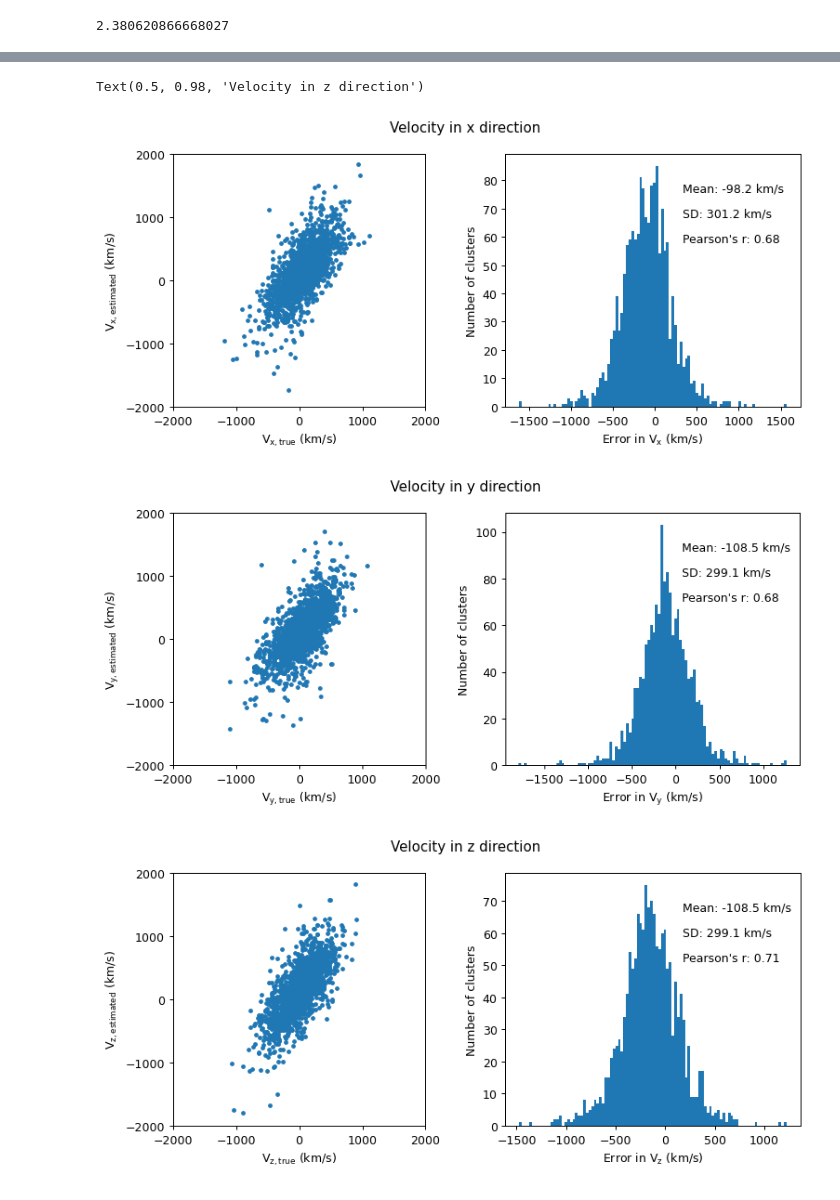
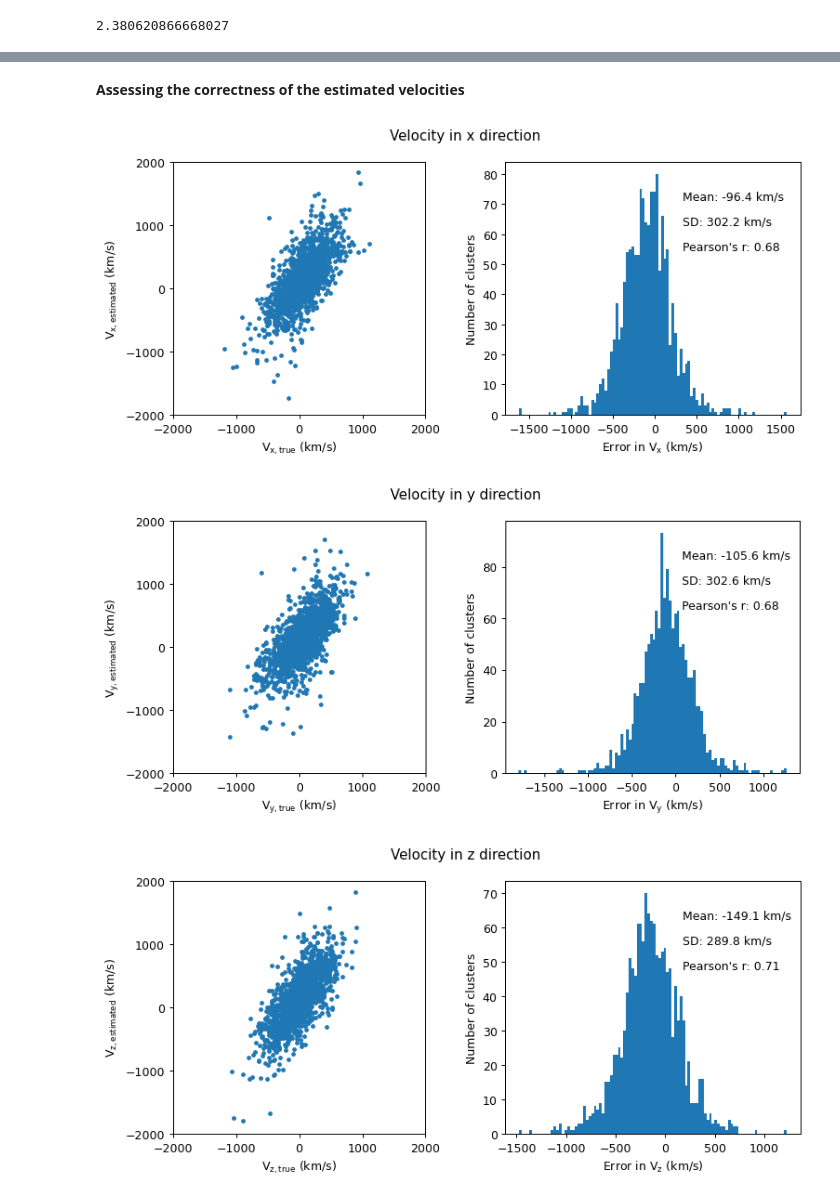
Before and after one commit to awaismirza92/velocity-reconstruction-and-kinetic-SZ, a Jupyter notebook: codes/velocity-reconstruction-orig-sim-box.ipynb, the cells around one changed output, grey strips where cells are left out. Saved outputs shown, nothing was run; the diff lists cells and outputs as text; code cells hidden in the pictures.

```diff
--- a/codes/velocity-reconstruction-orig-sim-box.ipynb
+++ b/codes/velocity-reconstruction-orig-sim-box.ipynb
@@ -59,9 +53,9 @@ df_clusters = pd.read_csv(data_address + 'massive_clusters.csv',
                           usecols = ['x[kpc/h]', 'y[kpc/h]', 'z[kpc/h]', 'm500c[Msol/h]', 'vx[km/s]', 'vy[km/s]', 'vz[km/s]'    ])  #massive_clusters.csv contains clusters with M_500c greater than 10^13.5 h^{-1} M_sun as done by Tanimura et al. (2020)
 
 #removing cluster at edges of the survey volume as done by Tanimura et al. 2020
-df_clusters = df_clusters[(df_clusters['x[kpc/h]'] > 120000) & (df_clusters['x[kpc/h]'] < 530000)
-                          & (df_clusters['y[kpc/h]'] > 120000) & (df_clusters['y[kpc/h]'] < 530000)
-                          & (df_clusters['z[kpc/h]'] > 120000) & (df_clusters['z[kpc/h]'] < 530000)]
+df_clusters = df_clusters[(df_clusters['x[kpc/h]'] > 120000) & (df_clusters['x[kpc/h]'] < 520000)
+                          & (df_clusters['y[kpc/h]'] > 120000) & (df_clusters['y[kpc/h]'] < 520000)
+                          & (df_clusters['z[kpc/h]'] > 120000) & (df_clusters['z[kpc/h]'] < 520000)]
 
 print(df_clusters.describe())
 # %% [output]
@@ -253,0 +225,8 @@ Wall time: 9.05 s
+# %%
+def sigma_calc(cell_size):
+
+    FWHM = 2000                           #h^-1 kpc, of Gaussian kernel, taken by Tanimura et al. 2020
+    FWHM_in_pix = FWHM/cell_size          #in pixel units
+    sigma_in_pix = FWHM_in_pix/(2.35482)  #in pixel units
+
+    return sigma_in_pix
@@ -253,0 +235,20 @@ Wall time: 9.05 s
+# %%
+%%time
+cell_size = 5000                      #h^-1 kpc, size of pixel or cell
+
+sigma_in_pix = sigma_calc(cell_size)
+
+delta_gal_mean = delta_gal_mean_func(cell_size)
+
+vel_terms = vel_terms_calc(cell_size)
+
+clus_param = list(zip(df_clusters['x[kpc/h]'], df_clusters['y[kpc/h]'], df_clusters['z[kpc/h]'],
+                      [delta_gal_mean]*len(df_clusters), [cell_size]*len(df_clusters),
+                      [vel_terms]*len(df_clusters), [sigma_in_pix]*len(df_clusters)))
+
+pool = multi.Pool(processes = 8)
+v_est = pool.starmap(clus_velocity_calc, clus_param)
+
+vx_est_list = [i[0] for i in v_est]
+vy_est_list = [i[1] for i in v_est]
+vz_est_list = [i[2] for i in v_est]
@@ -254,3 +258,5 @@ Wall time: 9.05 s
+# %% [markdown]
+**Assessing the correctness of the estimated velocities**
 # %%
 fig = plt.figure(dpi = dpi, figsize = (10,4))
 
@@ -297,37 +303,36 @@ plt.ylabel('Number of clusters')
 
 plt.text(0.6, 0.85, f'Mean: {round(np.mean(error_y), 1)} km/s', transform=plt.gca().transAxes)
 plt.text(0.6, 0.75, f'SD: {round(np.std(error_y), 1)} km/s', transform=plt.gca().transAxes)
 r_vy = np.corrcoef(df_clusters['vy[km/s]'], vy_est_list)[1,0]
 plt.text(0.6, 0.65, f'Pearson\'s r: {round(r_vy, 2)}', transform=plt.gca().transAxes)
 
 fig_y.suptitle('Velocity in y direction')
 
 
 
 
 fig_z = plt.figure(dpi = dpi, figsize = (10,4))
 plt.subplot(1,2,1)
 plt.scatter(df_clusters['vz[km/s]'], vz_est_list, s = 8)
 plt.xlabel('V$_\mathrm{z, true}$ (km/s)')
 plt.ylabel('V$_\mathrm{z, estimated}$ (km/s)');
 plt.gca().set_xticks(range(-2000, 2001, 1000))
 plt.gca().set_yticks(range(-2000, 2001, 1000))
 plt.gca().set_aspect('equal', adjustable='box')
 
 plt.subplot(1,2,2)
 error_z = df_clusters['vz[km/s]'] - vz_est_list
 plt.hist(error_z, bins = 100)
 plt.xlabel('Error in V$_{\mathrm{z}}$ (km/s)')
 plt.ylabel('Number of clusters')
 
-plt.text(0.6, 0.85, f'Mean: {round(np.mean(error_y), 1)} km/s', transform=plt.gca().transAxes)
-plt.text(0.6, 0.75, f'SD: {round(np.std(error_y), 1)} km/s', transform=plt.gca().transAxes)
+plt.text(0.6, 0.85, f'Mean: {round(np.mean(error_z), 1)} km/s', transform=plt.gca().transAxes)
+plt.text(0.6, 0.75, f'SD: {round(np.std(error_z), 1)} km/s', transform=plt.gca().transAxes)
 r_vz = np.corrcoef(df_clusters['vz[km/s]'], vz_est_list)[1,0]
 plt.text(0.6, 0.65, f'Pearson\'s r: {round(r_vz, 2)}', transform=plt.gca().transAxes)
 
-fig_z.suptitle('Velocity in z direction')
+fig_z.suptitle('Velocity in z direction');
 # %% [output]
-Text(0.5, 0.98, 'Velocity in z direction')
-[figure, old version]
+[figure, new version]
-[figure, old version]
+[figure, new version]
-[figure, old version]
+[figure, new version]
```
Also changed, not shown: parts of 14 cells of this notebook.
